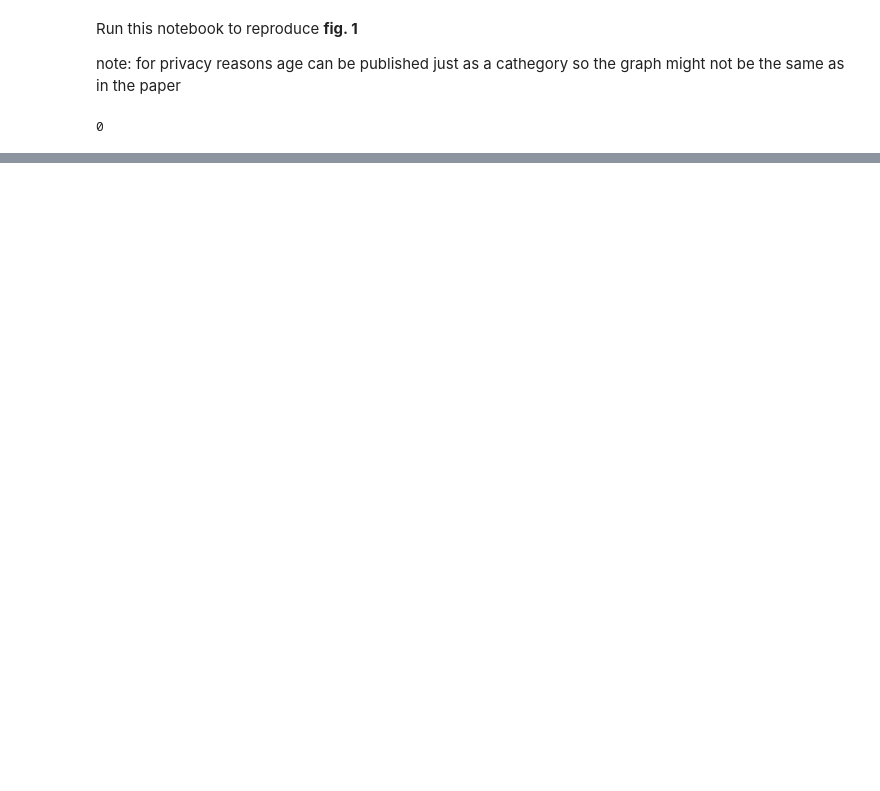
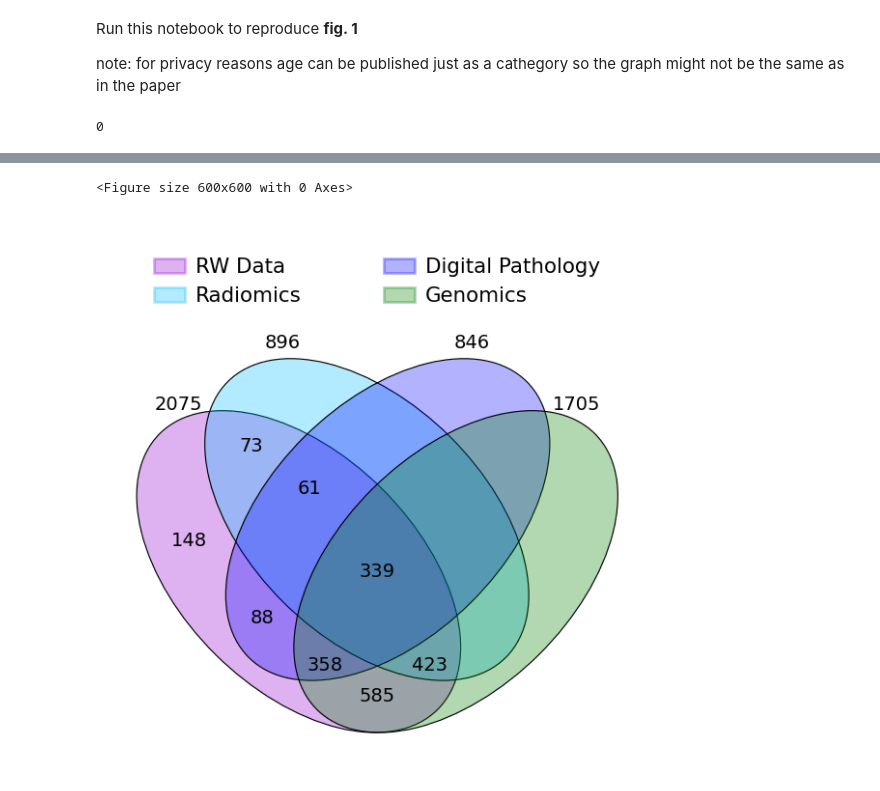
Before and after one commit to CostanzaSiniscalchi/I3LUNG_PDSS, a Jupyter notebook: data_visualization.ipynb, the cells around one changed output, grey strips where cells are left out. Cells and saved outputs as stored; diff of their text form; code cells hidden in the pictures; blank space fills up the shorter version.

```diff
--- a/data_visualization.ipynb
+++ b/data_visualization.ipynb
@@ -248,0 +251,35 @@ Collecting annotation legends..
+# %%
+rwd = pd.read_csv('data/rwd.csv')
+radiomics = pd.read_csv('data/fmrad.csv')
+dp = pd.read_csv('data/digital_pathology.csv')
+genomics = pd.read_csv('data/genomics.csv')
+# %%
+genomics = genomics.dropna(subset=['DRIVER', 'KRAS', 'P53', 'STK11'], how='all')
+#dict of sets
+sets = {
+    'RW Data': set(rwd['Subject']),
+    'Radiomics': set(   radiomics[radiomics['Subject'].isin(rwd['Subject'])]['Subject']),
+    'Digital Pathology': set(dp[dp['Subject'].isin(rwd['Subject'])]['Subject']),
+    'Genomics': set(genomics['Subject'])
+}
+
+
+# Set the colors and labels
+colors = ['darkviolet', 'deepskyblue', 'blue', 'green']
+labels = ['RW Data', 'Radiomics', 'Digital Pathology', 'Genomics']
+
+# Set a wider figure to better fit the legend
+plt.figure(figsize=(6, 6))
+
+# Draw the Venn diagram
+venny4py(sets=sets, colors=colors)
+
+# Remove "0" labels
+for label in plt.gca().texts:
+    if label.get_text() == '0':
+        label.set_text('')
+# plt.savefig('analysis/supplementary/venn_diagram.png', dpi=600, bbox_inches='tight')
+plt.show()
+# %% [output]
+<Figure size 600x600 with 0 Axes>
+[figure, added]
```
Also changed, not shown: parts of 5 cells of this notebook, 2 other files.
